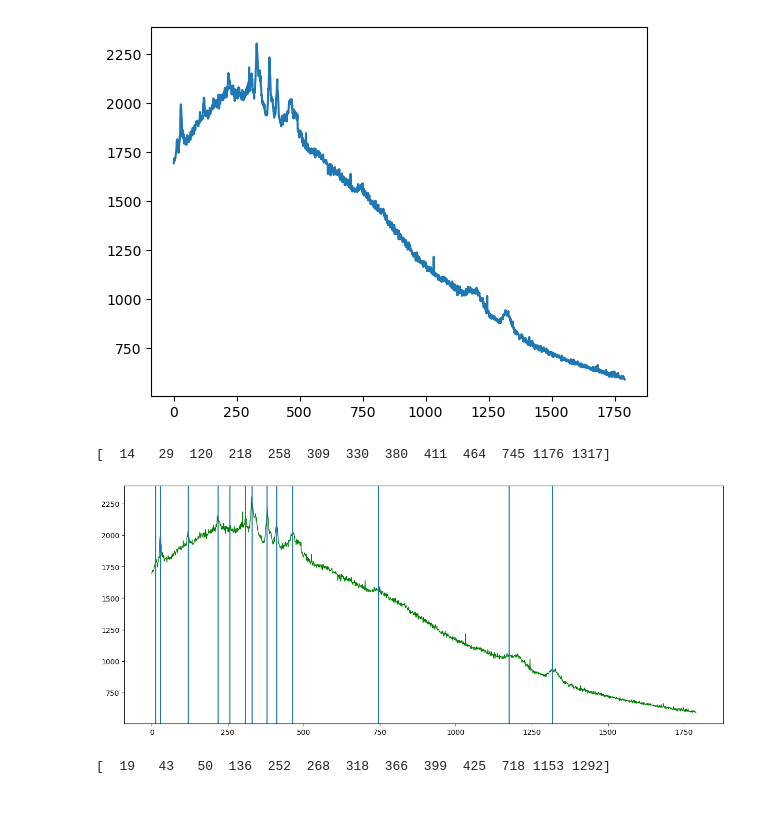
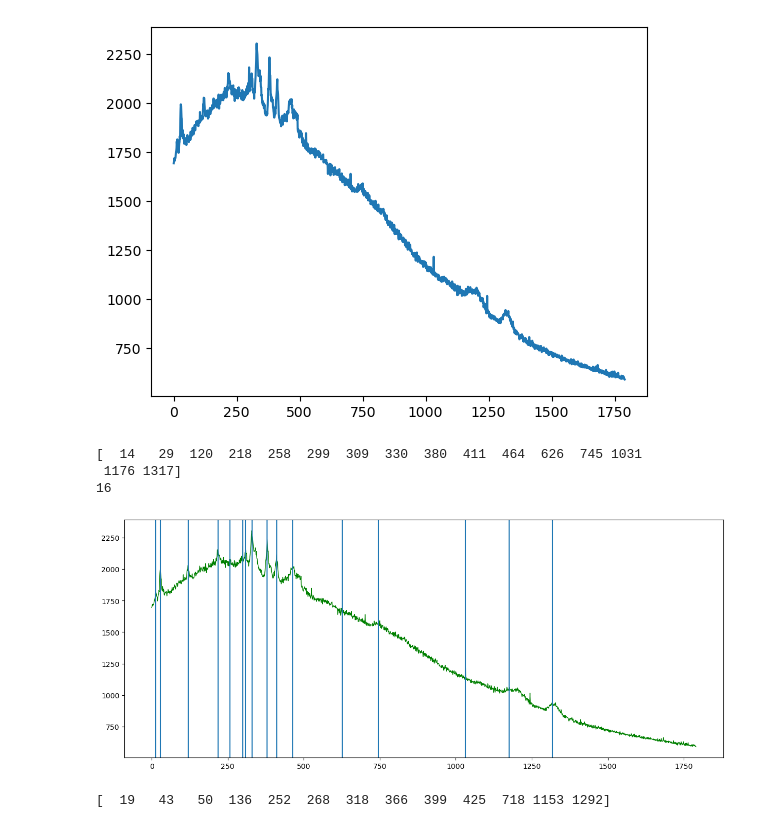
Before and after one commit to NoaVidovic/raman-processing, a Jupyter notebook: analysis-corundum.ipynb, the cells around one changed output. Drawn from its saved outputs; the diff is of its cells as text; code cells hidden in the pictures.

```diff
--- a/analysis-corundum.ipynb
+++ b/analysis-corundum.ipynb
@@ -81,17 +70,20 @@ plt.plot(f0_s)
 [figure]
 # %%
 f0_smoothed = gaussian_filter(f0_s, 2)
-f0_peaks = find_peaks(f0_smoothed, prominence=15)[0]
+f0_peaks = find_peaks(f0_smoothed, prominence=10)[0]
 print(f0_peaks)
+print(len(f0_peaks))
 
 plt.figure(figsize=(15, 6))
 # plt.plot(f0_smoothed, 'r--', lw=1)
 plt.plot(f0_s, 'g', lw=1)
 for x in f0_peaks:
     plt.axvline(x)
 # %% [output]
-[  14   29  120  218  258  309  330  380  411  464  745 1176 1317]
+[  14   29  120  218  258  299  309  330  380  411  464  626  745 1031
+ 1176 1317]
+16
-[figure, old version]
+[figure, new version]
 # %%
 f0_smoothed = gaussian_filter(f0_s, 2)
 f0_minima = find_peaks(-f0_smoothed, prominence=15)[0]
```
Also changed, not shown: parts of 6 cells of this notebook, 3 other files.
